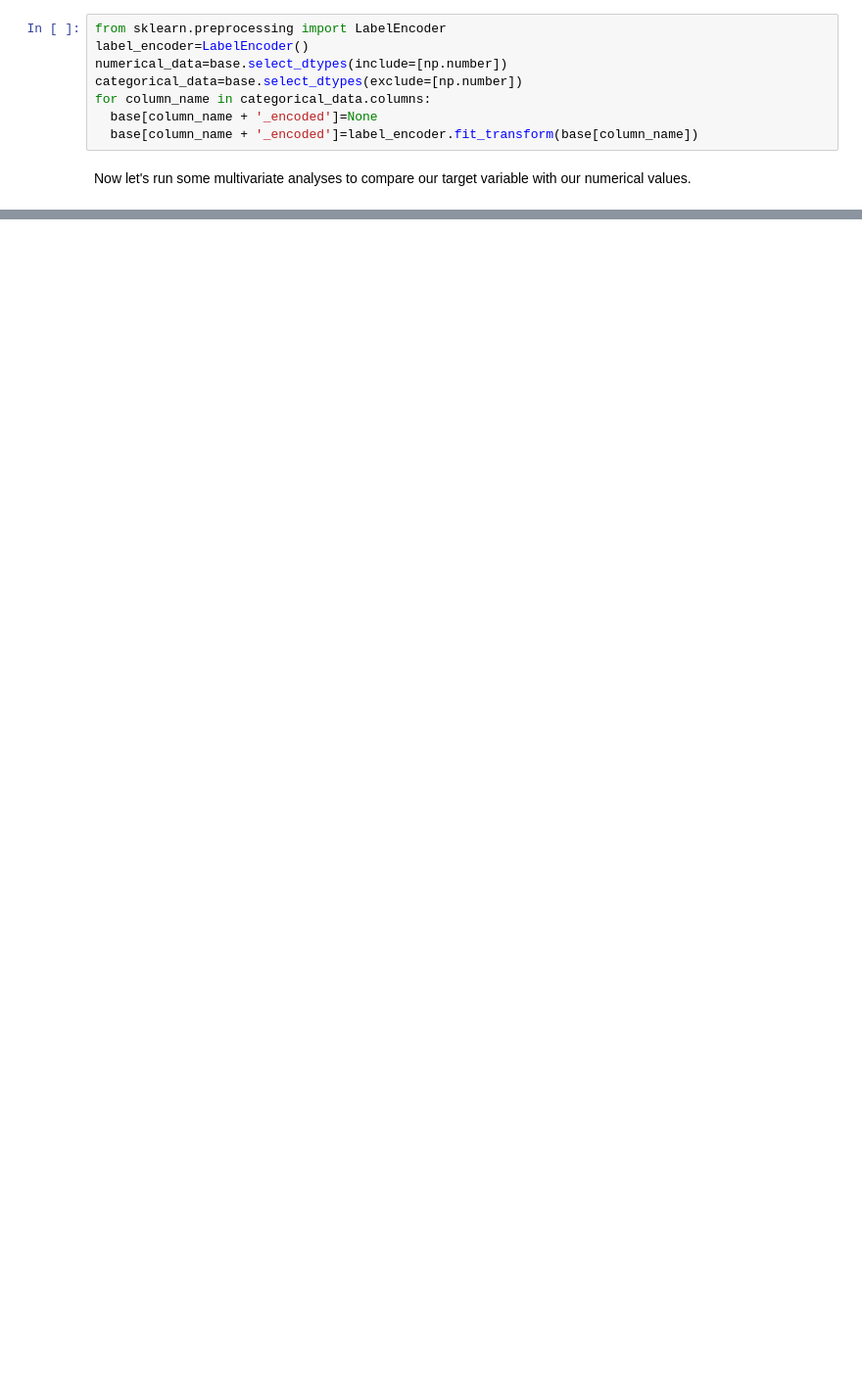
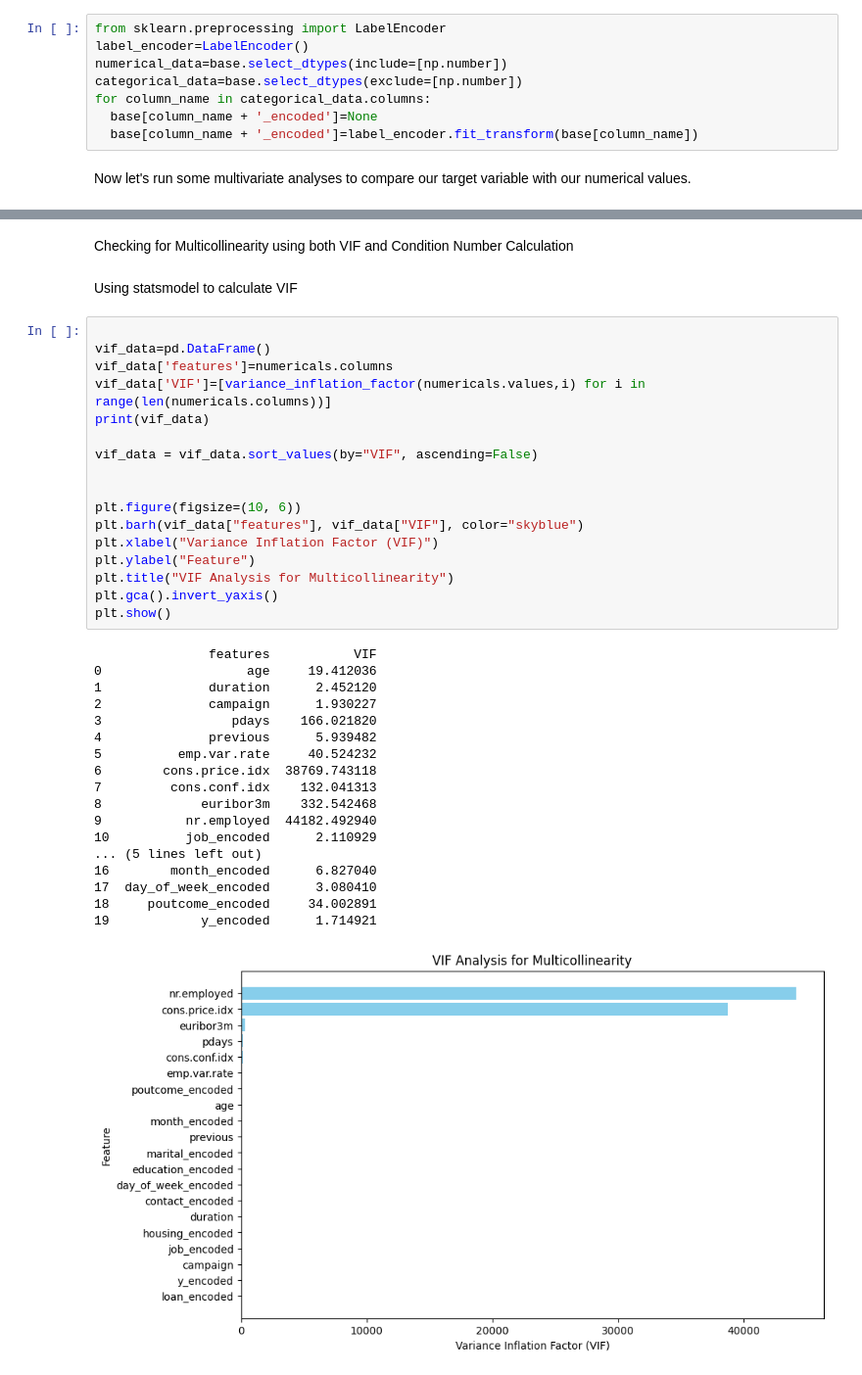
Before and after one commit to maddog19527/CS675_Project_2, a Jupyter notebook: Data_Cleaning.ipynb, the cells around one changed output, grey strips where cells are left out. Shown at 98% size. Drawn from its saved outputs; the diff is of its cells as text; blank space fills up the shorter version.

```diff
--- a/Data_Cleaning.ipynb
+++ b/Data_Cleaning.ipynb
@@ -279,0 +336,40 @@ I notice a few variables that possess a strong positive correlation with our tar
+# %% [markdown]
+Checking for Multicollinearity using both VIF and Condition Number Calculation
+# %% [markdown]
+Using statsmodel to calculate VIF
+# %%
+
+vif_data=pd.DataFrame()
+vif_data['features']=numericals.columns
+vif_data['VIF']=[variance_inflation_factor(numericals.values,i) for i in range(len(numericals.columns))]
+print(vif_data)
+
+vif_data = vif_data.sort_values(by="VIF", ascending=False)
+
+
+plt.figure(figsize=(10, 6))
+plt.barh(vif_data["features"], vif_data["VIF"], color="skyblue")
+plt.xlabel("Variance Inflation Factor (VIF)")
+plt.ylabel("Feature")
+plt.title("VIF Analysis for Multicollinearity")
+plt.gca().invert_yaxis()
+plt.show()
+# %% [output]
+               features           VIF
+0                   age     19.412036
+1              duration      2.452120
+2              campaign      1.930227
+3                 pdays    166.021820
+4              previous      5.939482
+5          emp.var.rate     40.524232
+6        cons.price.idx  38769.743118
+7         cons.conf.idx    132.041313
+8             euribor3m    332.542468
+9           nr.employed  44182.492940
+10          job_encoded      2.110929
+... (5 lines left out)
+16        month_encoded      6.827040
+17  day_of_week_encoded      3.080410
+18     poutcome_encoded     34.002891
+19            y_encoded      1.714921
+[figure, added]
```
Also changed, not shown: parts of 58 cells of this notebook, 4 other files.
